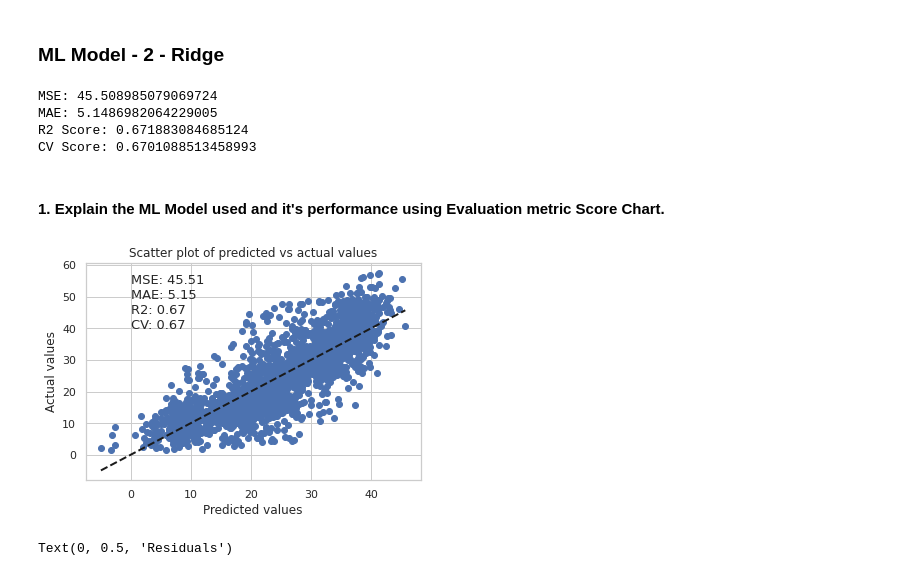
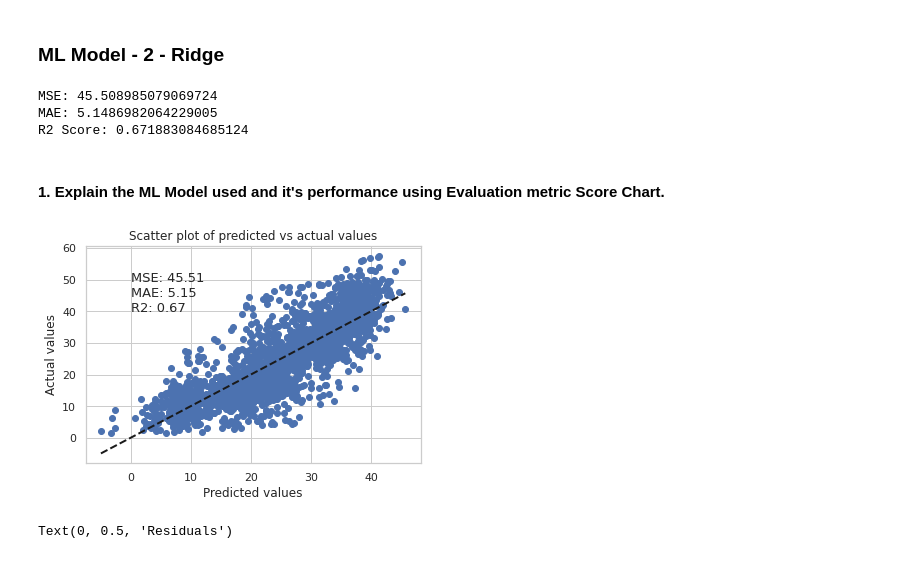
Before and after one commit to ayush9304/BikeSharingDemandPrediction, a Jupyter notebook: Bike_Sharing_Demand_Prediction.ipynb, the cells around one changed output. Drawn from its saved outputs; the diff is of its cells as text; code cells hidden in the pictures.

```diff
--- a/Bike_Sharing_Demand_Prediction.ipynb
+++ b/Bike_Sharing_Demand_Prediction.ipynb
@@ -1569,27 +1583,24 @@ No
 ### ML Model - 2 - Ridge
 # %%
 # ML Model - 2 Implementation
-ridge = Ridge()
+ridge = Ridge(random_state=0)
+
 # Fit the Algorithm
 ridge.fit(X_train, y_train)
+
 # Predict on the model
 train_preds = ridge.predict(X_train)
 test_preds = ridge.predict(X_test)
+
+# Performance Evaluation
+mse = mean_squared_error(y_test, test_preds)
+mae = mean_absolute_error(y_test, test_preds)
+r2 = r2_score(y_test, test_preds)
+print("MSE:", mse)
+print("MAE:", mae)
+print("R2 Score:", r2)
+# %% [output]
+MSE: 45.508985079069724
+MAE: 5.1486982064229005
+R2 Score: 0.671883084685124
-# %%
-mse = mean_squared_error(y_test, test_preds)
-print("MSE:", mse)
-
-mae = mean_absolute_error(y_test, test_preds)
-print("MAE:", mae)
-
-r2 = r2_score(y_test, test_preds)
-print("R2 Score:", r2)
-
-cv_score = cross_val_score(estimator = ridge, X=X_train, y=y_train, cv = 5).mean()
-print("CV Score:", cv_score)
-# %% [output]
-MSE: 45.508985079069724
-MAE: 5.1486982064229005
-R2 Score: 0.671883084685124
-CV Score: 0.6701088513458993
 # %%
@@ -1599,17 +1610,17 @@ model_results['Ridge'] = [r2, mse, mae, cv_score]
 # %%
 # Create scatter plot
 plt.scatter(test_preds, y_test)
 plt.plot([min(test_preds), max(test_preds)], [min(test_preds), max(test_preds)], 'k--', lw=2)
 plt.xlabel('Predicted values')
 plt.ylabel('Actual values')
 plt.title('Scatter plot of predicted vs actual values')
 
 # Add evaluation metrics to plot
-plt.text(0, 40, f'MSE: {mse:.2f}\nMAE: {mae:.2f}\nR2: {r2:.2f}\nCV: {cv_score:.2f}', fontsize=13, ha='left')
+plt.text(0, 40, f'MSE: {mse:.2f}\nMAE: {mae:.2f}\nR2: {r2:.2f}', fontsize=13, ha='left')
 
 plt.show()
 # %% [output]
-[figure, old version]
+[figure, new version]
 # %%
 # Checking Homoscedasticity
 residuals = y_test - test_preds
```
Also changed, not shown: parts of 64 cells of this notebook.
